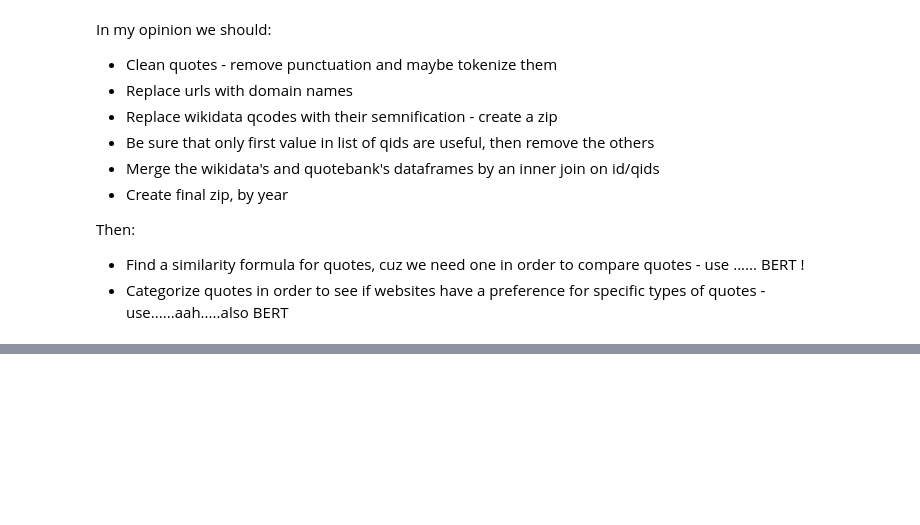
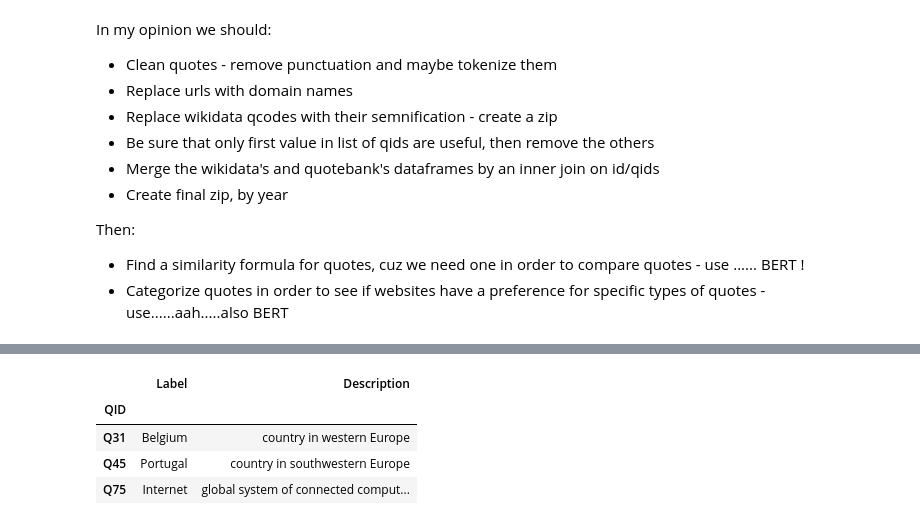
Before and after one commit to epfl-ada/ada-2021-project-acmu, a Jupyter notebook: project_notebook_Mihai.ipynb, the cells around one changed output, grey strips where cells are left out. Cells and saved outputs as stored; diff of their text form; code cells hidden in the pictures; blank space fills up the shorter version.

```diff
--- a/project_notebook_Mihai.ipynb
+++ b/project_notebook_Mihai.ipynb
@@ -438,0 +450,11 @@ Then:
+# %%
+# Mapping between wikidata q codes and their labels
+q_codes_labels = pd.read_csv(WIKIDATA_LABELS_PATH, compression='bz2', index_col='QID')
+# %%
+q_codes_labels.head(3)
+# %% [output]
+|  | Label | Description |
+| QID |  |  |
+| Q31 | Belgium | country in western Europe |
+| Q45 | Portugal | country in southwestern Europe |
+| Q75 | Internet | global system of connected comput... |
```
Also changed, not shown: parts of 9 cells of this notebook.
